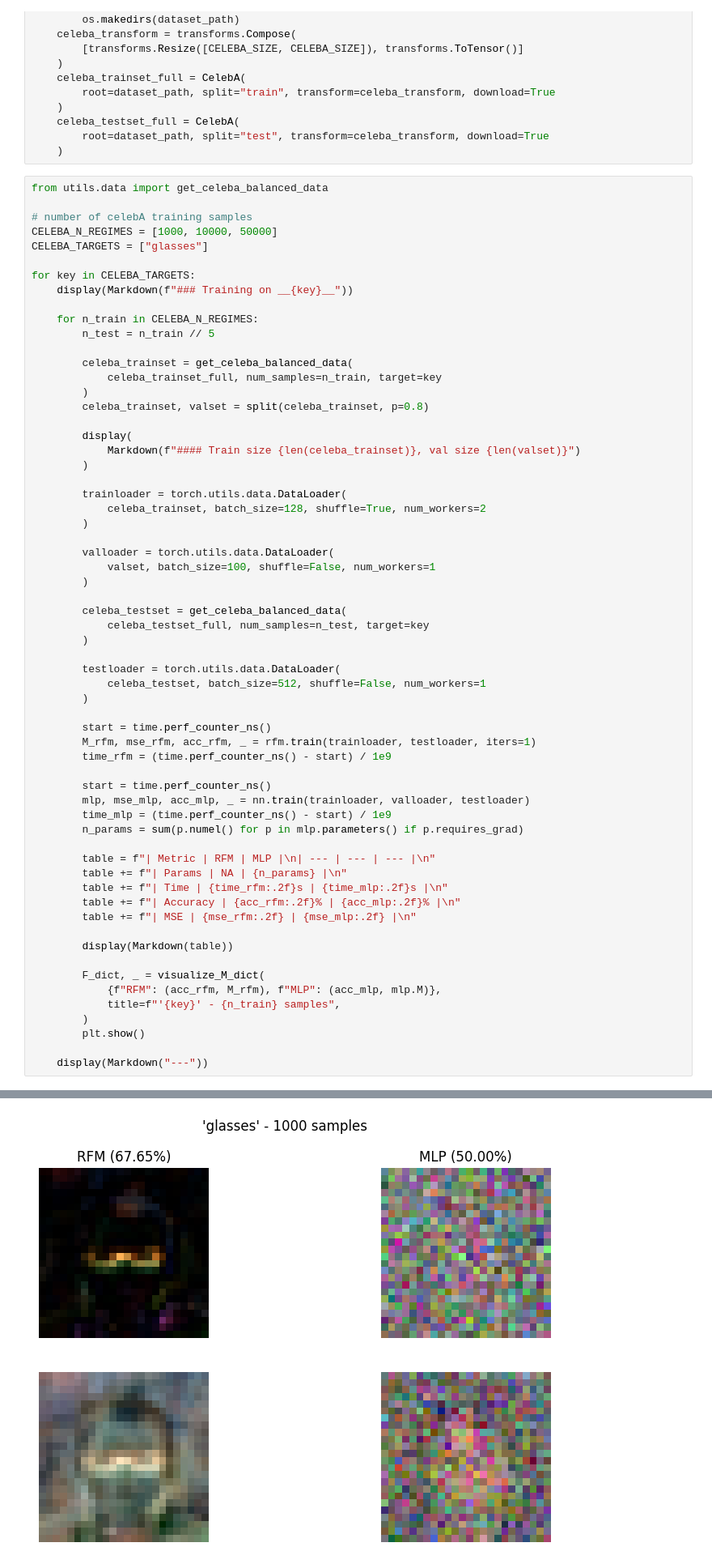
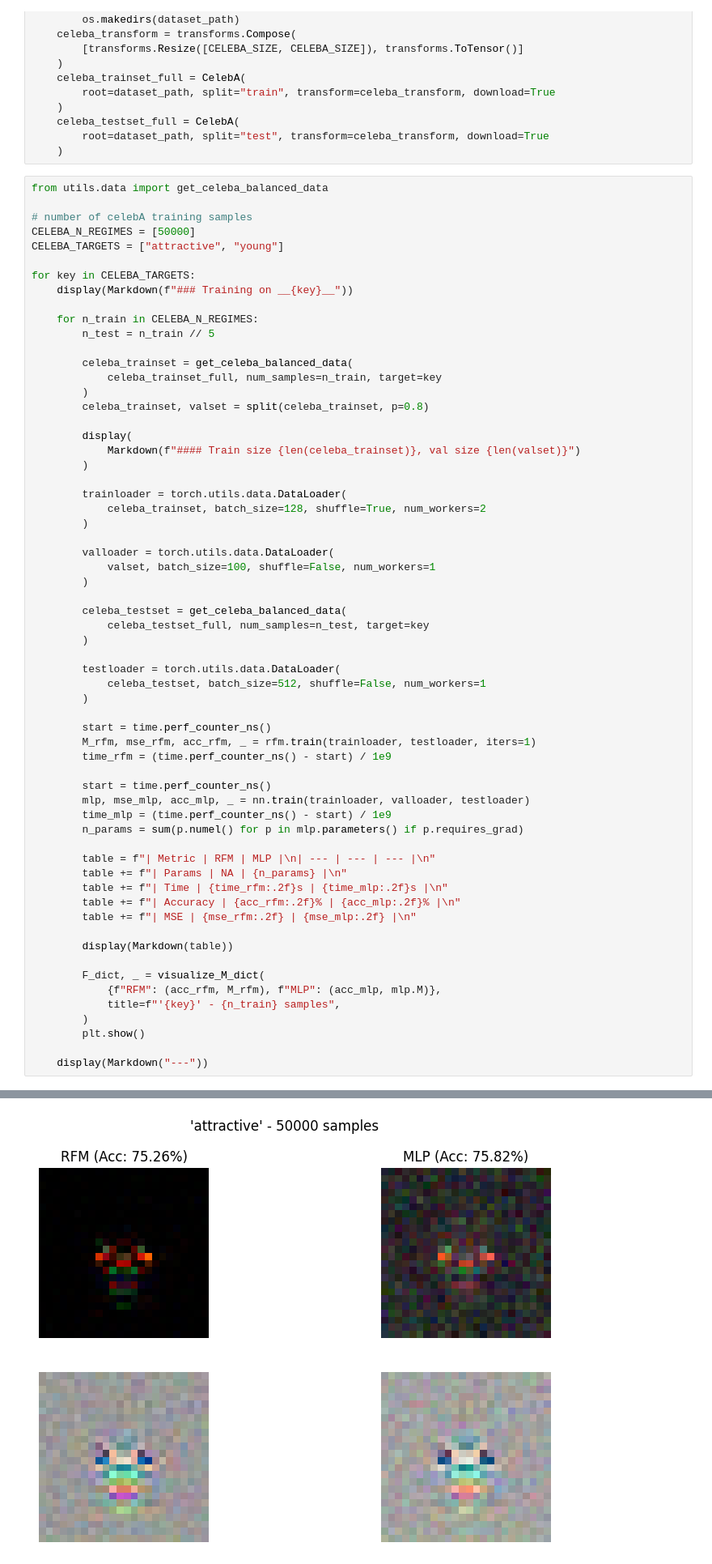
Before and after one commit to gerkone/recursive_feature_machines_praktikum, a Jupyter notebook: praktikum/reproduction.ipynb, the cells around one changed output, grey strips where cells are left out. Shown at 81% size. Cells and saved outputs as stored; diff of their text form.

```diff
--- a/praktikum/reproduction.ipynb
+++ b/praktikum/reproduction.ipynb
@@ -59,8 +59,8 @@ with suppress_stdout():
 from utils.data import get_celeba_balanced_data
 
 # number of celebA training samples
-CELEBA_N_REGIMES = [1000, 10000, 50000]
-CELEBA_TARGETS = ["glasses"]
+CELEBA_N_REGIMES = [50000]
+CELEBA_TARGETS = ["attractive", "young"]
 
 for key in CELEBA_TARGETS:
     display(Markdown(f"### Training on __{key}__"))
@@ -129 +129 @@ for key in CELEBA_TARGETS:
-[figure, old version]
+[figure, new version]
```
Also changed, not shown: parts of 5 cells of this notebook.
